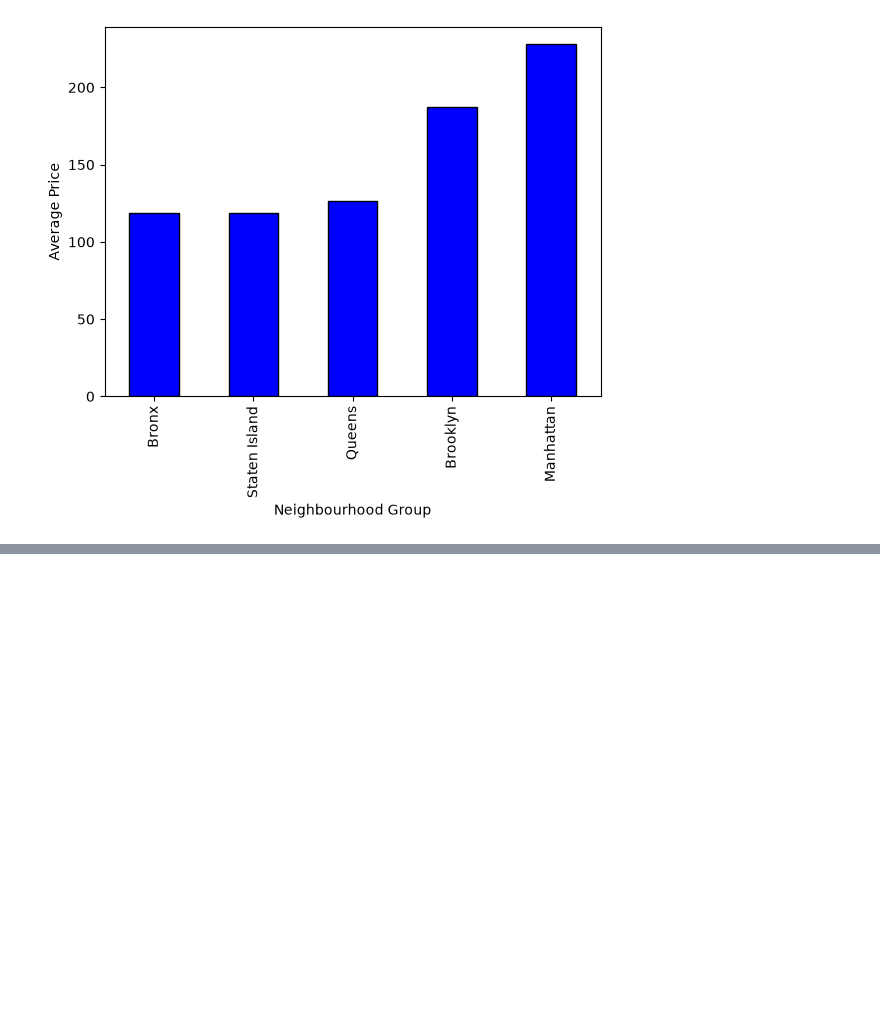
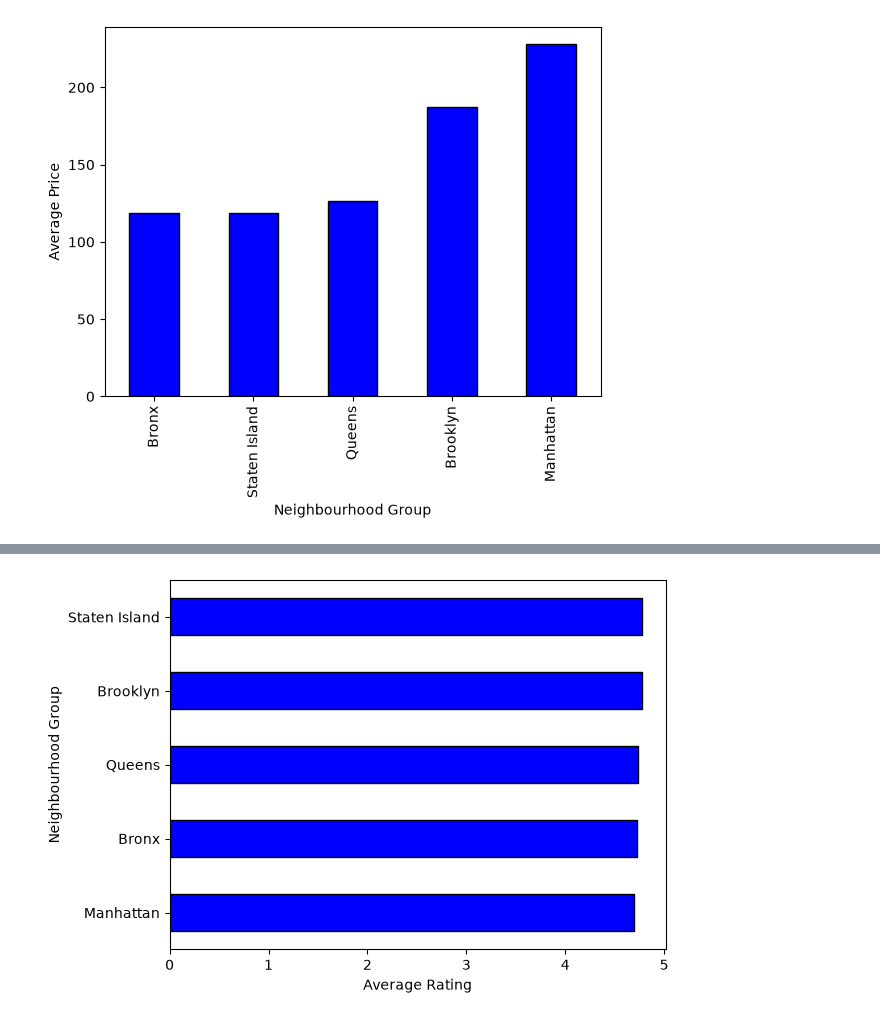
Before and after one commit to mus9090/pandas-practice, a Jupyter notebook: 03-pandas-eda.ipynb, the cells around one changed output, grey strips where cells are left out. Drawn from its saved outputs; the diff is of its cells as text; code cells hidden in the pictures; blank space fills up the shorter version.

```diff
--- a/03-pandas-eda.ipynb
+++ b/03-pandas-eda.ipynb
@@ -243,0 +267,2 @@ Text(0, 0.5, 'Average Price')
+# %%
+bnb["rating"]=pd.to_numeric(bnb["rating"], errors="coerce")
@@ -243,0 +290,7 @@ Text(0, 0.5, 'Average Price')
+# %%
+bnb.groupby("neighbourhood_group")["rating"].mean().sort_values().plot(kind="barh", color="blue", edgecolor="black")
+plt.ylabel("Neighbourhood Group")
+plt.xlabel("Average Rating")
+plt.show()
+# %% [output]
+[figure, added]
```
Also changed, not shown: parts of 7 cells of this notebook.
